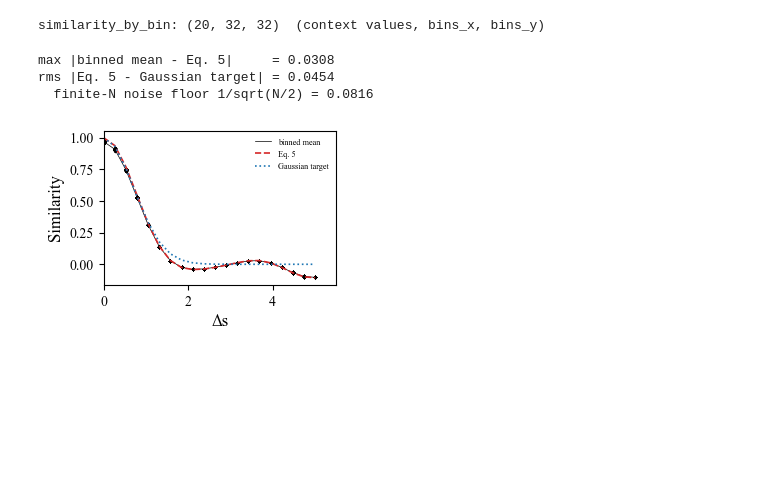
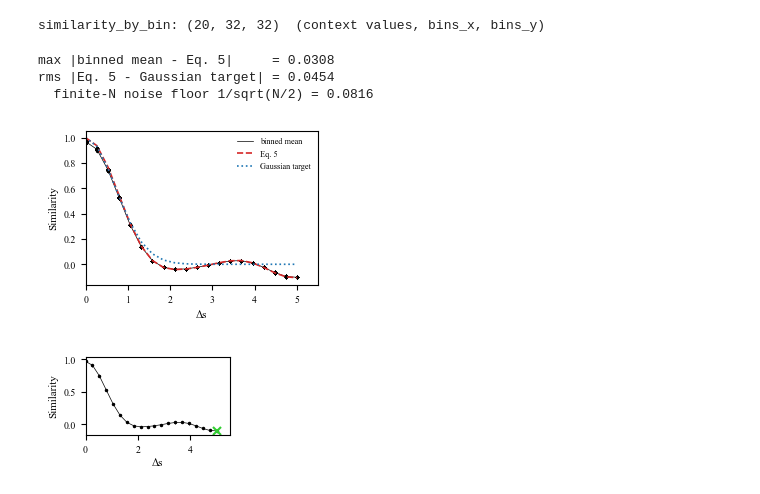
Before and after one commit to bioAI-Oslo/ExponentialRepresentations, a Jupyter notebook: notebooks/03_context_dependent_remapping.ipynb, the cells around one changed output. Saved outputs shown, nothing was run; the diff lists cells and outputs as text; code cells hidden in the pictures; blank space fills up the shorter version.

```diff
--- a/notebooks/03_context_dependent_remapping.ipynb
+++ b/notebooks/03_context_dependent_remapping.ipynb
@@ -63,8 +63,22 @@ BATCH_SIZE, BATCHES = 50, 500
 CONTEXT_VALS = np.linspace(0, 5, 20)
 SEED = 0
 
-plt.rcParams["font.family"] = "serif"
-plt.rcParams["font.serif"] = ["Times New Roman"]
+# Fig. 3 panels are drawn at their printed size (NH assembles them in Inkscape), so nothing
+# is scaled in LaTeX: the similarity panel and two 4 x 4 collages side by side across the
+# 5.5 in text width.
+SIMILARITY_PANEL = (1.9, 1.2)  # inches
+COLLAGE_SIZE = 1.15  # inches, each 4 x 4 collage
+plt.rcParams.update(
+    {
+        "font.family": "serif",
+        "font.serif": ["Times New Roman"],
+        "mathtext.fontset": "stix",
+        "font.size": 8,
+        "axes.labelsize": 8,
+        "xtick.labelsize": 7,
+        "ytick.labelsize": 7,
+    }
+)
 
 REPO_ROOT = Path.cwd() if (Path.cwd() / "pyproject.toml").exists() else Path.cwd().parent
 FIGURE_DIR = REPO_ROOT / "figures"
@@ -127,34 +139,56 @@ print(f"similarity_by_bin: {similarity_by_bin.shape}  (context values, bins_x, b
 # %% [output]
 similarity_by_bin: (20, 32, 32)  (context values, bins_x, bins_y)
 # %%
-# Eq. 5: C(ds) = sum_i alpha_0,i^2 cos(ds * lambda_i,s), uniform coefficients 1/N.
+# Verification, not the paper panel (that is the next cell): the binned similarity against
+# Eq. 5, C(ds) = sum_i alpha_0,i^2 cos(ds * lambda_i,s), with uniform coefficients 1/N.
 # Because the context spectrum is Gaussian this is approximately exp(-scale^2 ds^2 / 2)
 # -- the same factor of two as the spatial case in notebook 02.
 ravelled = similarity_by_bin.reshape(len(CONTEXT_VALS), -1)
 eq5 = np.array([np.sum((2 / N) * np.cos(ds * ev_s)) for ds in CONTEXT_VALS])
 gaussian = np.exp(-(CONTEXT_SCALE**2) * CONTEXT_VALS**2 / 2)
 
 plt.figure(figsize=(3, 2))
 for i, ds in enumerate(CONTEXT_VALS):
     plt.scatter(ds * np.ones(ravelled.shape[-1]), ravelled[i], color="k", alpha=0.1, s=2)
 plt.plot(CONTEXT_VALS, np.nanmean(ravelled, axis=-1), "k", linewidth=0.5, label="binned mean")
 plt.plot(CONTEXT_VALS, eq5, "C3--", linewidth=1.2, label="Eq. 5")
 plt.plot(CONTEXT_VALS, gaussian, "C0:", linewidth=1.2, label="Gaussian target")
-plt.xlabel("Δs", fontsize=12)
-plt.ylabel("Similarity", fontsize=12)
+plt.xlabel("Δs")
+plt.ylabel("Similarity")
 plt.xlim([0, 5.5])
 plt.legend(fontsize=6, frameon=False)
-plt.savefig(FIGURE_DIR / "Remapping_similarity.svg", dpi=300, transparent=True, bbox_inches="tight")
-plt.savefig(FIGURE_DIR / "Remapping_similarity.png", dpi=300, transparent=True, bbox_inches="tight")
+plt.savefig(FIGURE_DIR / "Remapping_similarity_verification.svg", dpi=300, transparent=True, bbox_inches="tight")
+plt.savefig(FIGURE_DIR / "Remapping_similarity_verification.png", dpi=300, transparent=True, bbox_inches="tight")
 
 print(f"max |binned mean - Eq. 5|     = {np.nanmax(np.abs(np.nanmean(ravelled, axis=-1) - eq5)):.4f}")
 print(f"rms |Eq. 5 - Gaussian target| = {np.sqrt(np.mean((eq5 - gaussian) ** 2)):.4f}")
 print(f"  finite-N noise floor 1/sqrt(N/2) = {1 / np.sqrt(N // 2):.4f}")
 # %% [output]
 max |binned mean - Eq. 5|     = 0.0308
 rms |Eq. 5 - Gaussian target| = 0.0454
   finite-N noise floor 1/sqrt(N/2) = 0.0816
-[figure, old version]
+[figure, new version]
+# %%
+# Fig. 3, left: the paper panel. Per-bin between-context similarity (grey, binning scatter),
+# its mean over bins with a marker at each context separation, and a cross at the shift
+# s = 0 -> 5 whose ratemaps the right-hand panels show.
+SHOWN_SHIFT = 5.0
+mean_similarity = np.nanmean(ravelled, axis=-1)
+
+plt.figure(figsize=SIMILARITY_PANEL, layout="constrained")
+for i, ds in enumerate(CONTEXT_VALS):
+    plt.scatter(ds * np.ones(ravelled.shape[-1]), ravelled[i], color="0.6", alpha=0.1, s=1, linewidths=0)
+plt.plot(CONTEXT_VALS, mean_similarity, "k.-", linewidth=0.5, markersize=3)
+shown = np.argmin(np.abs(CONTEXT_VALS - SHOWN_SHIFT))
+plt.plot(SHOWN_SHIFT, mean_similarity[shown], "x", color="limegreen", markersize=6, markeredgewidth=1.5)
+plt.xlabel("Δs", labelpad=2)
+plt.ylabel("Similarity")
+plt.xlim([0, 5.5])
+plt.xticks([0, 2, 4])
+plt.savefig(FIGURE_DIR / "Remapping_similarity.svg", dpi=300, transparent=True, bbox_inches="tight", pad_inches=0.02)
+plt.savefig(FIGURE_DIR / "Remapping_similarity.png", dpi=300, transparent=True, bbox_inches="tight", pad_inches=0.02)
+# %% [output]
+[figure, added]
 # %%
 # Fig. 3, right: the same units at s = 0 and s = 5. The grid structure is intact in
 # both; what changes is the absolute phase.
```
Also changed, not shown: parts of 3 cells of this notebook, 1 other file.
